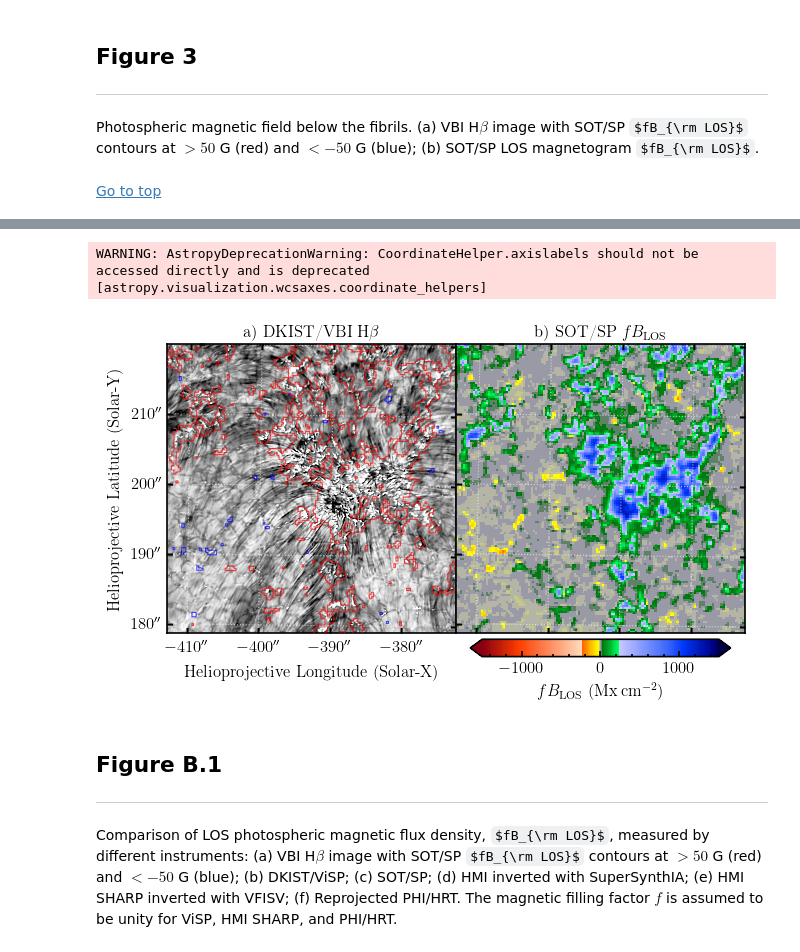
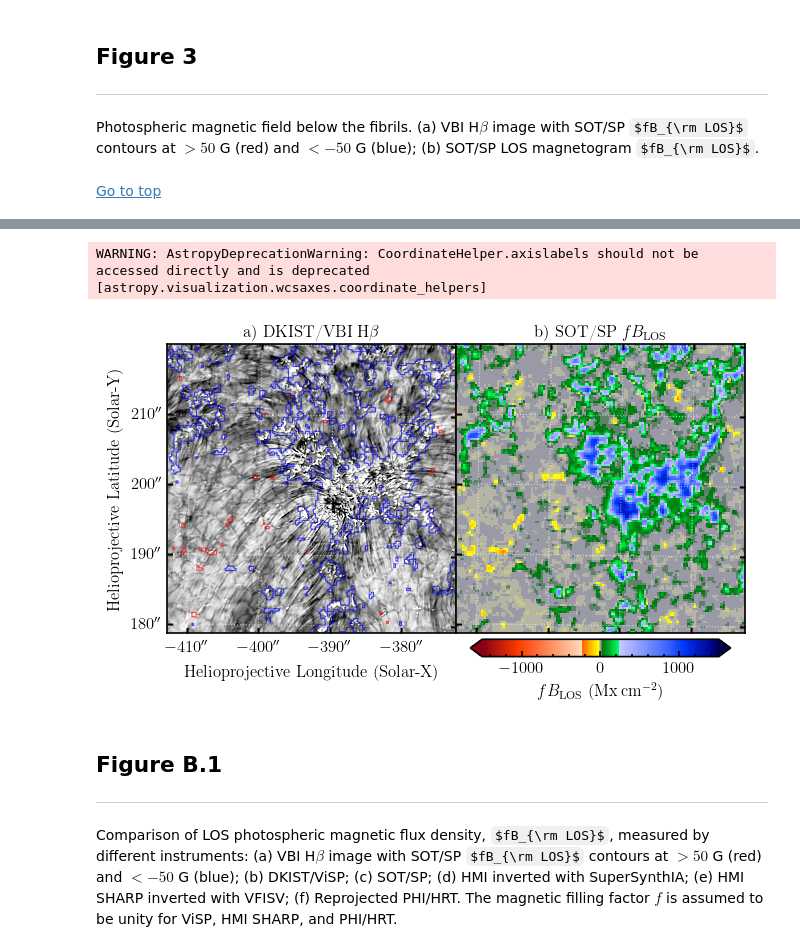
Before and after one commit to yjzhu-solar/DKIST_SolO_Fibril, a Jupyter notebook: ipynb/ms_plot/app_magnetograms.ipynb, the cells around one changed output, grey strips where cells are left out. Cells and saved outputs as stored; diff of their text form; code cells hidden in the pictures; some formulas as TeX source.

Commit message:
update figure 1

```diff
--- a/ipynb/ms_plot/app_magnetograms.ipynb
+++ b/ipynb/ms_plot/app_magnetograms.ipynb
@@ -175,7 +175,7 @@ with plt.rc_context(ms_style_dict):
 
 
     ax1.contour(sotsp_blos_map_to_vbi.data, levels=[-50,50],
-                colors=["blue", "red"], linewidths=0.8,
+                colors=["red", "blue"], linewidths=0.8,
                 extent=im_vbi.get_extent(), origin="lower", alpha=0.7)
 
     im2 = ax2.imshow(sotsp_blos_map_to_vbi.data, cmap="hmimag",
@@ -189,34 +189,34 @@ with plt.rc_context(ms_style_dict):
     # clb_ax.xaxis.set_label_position("top")
     # clb_ax.xaxis.set_ticks_position("top")
 
     ax1.set_title(r'a) DKIST/VBI H$\beta$', color='black',
             fontsize=12)
 
     ax2.set_title(r'b) SOT/SP $fB_{\rm LOS}$', color='black',
                 fontsize=12)
 
     for ax_ in (ax1,ax2,clb_ax):
         ax_.tick_params(labelsize=12)
 
     ax2.coords[0].axislabels.set_visible(False)
     ax2.coords[1].axislabels.set_visible(False)
     ax2.coords[0].set_ticklabel_visible(False)
     ax2.coords[1].set_ticklabel_visible(False)
     ax1.coords[0].set_axislabel("Helioprojective Longitude (Solar-X)", fontsize=12)
     ax1.coords[1].set_axislabel("Helioprojective Latitude (Solar-Y)", fontsize=12)
 
     for ax_ in (ax1,ax2):
         ax_.coords.grid(True,color="white",lw=0.8, alpha=0.6, ls=":")
 
     fig.savefig("../../figs/ms_figure/sotsp_magnetogram.pdf", bbox_inches="tight", dpi=300)
     fig.savefig("../../figs/ms_figure_png/sotsp_magnetogram.png", bbox_inches="tight", dpi=300)
 
     plt.show()
 # %% [output]
 Go to top
 [interactive output not drawn]
 WARNING: AstropyDeprecationWarning: CoordinateHelper.axislabels should not be accessed directly and is deprecated [astropy.visualization.wcsaxes.coordinate_helpers]
-[figure, old version]
+[figure, new version]
 # %% [markdown]
 ## Figure B.1
 ---
```
Also changed, not shown: parts of 2 cells of this notebook, 3 other files.
